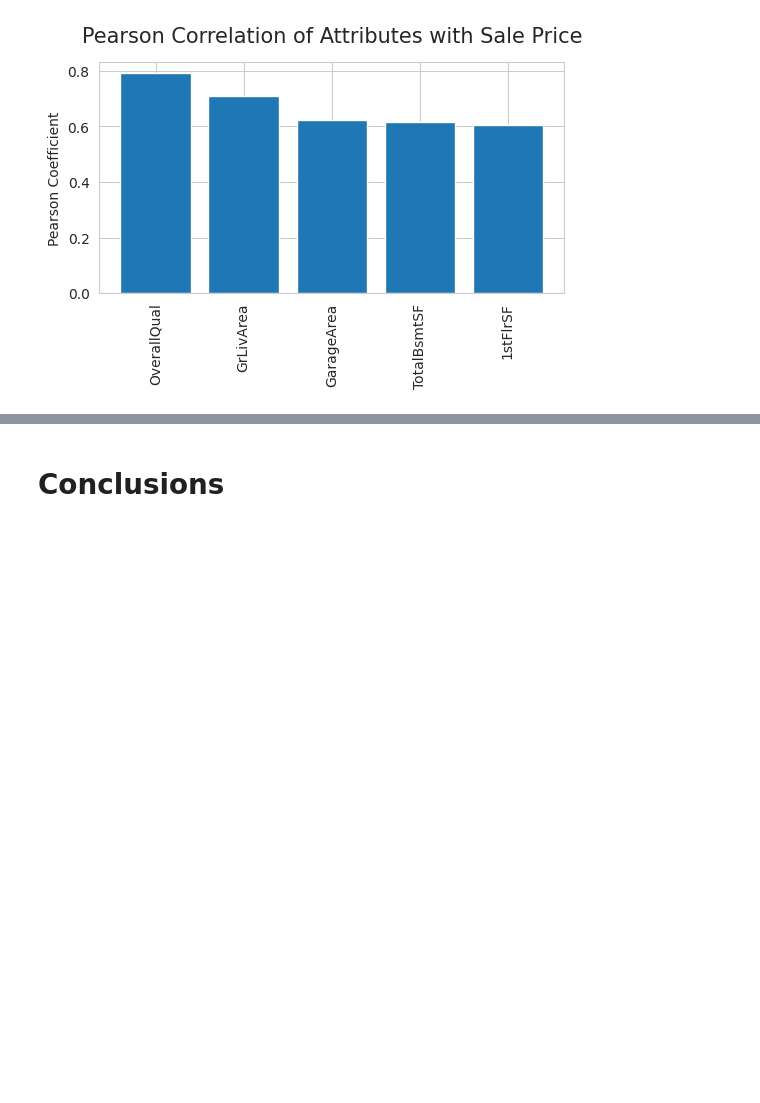
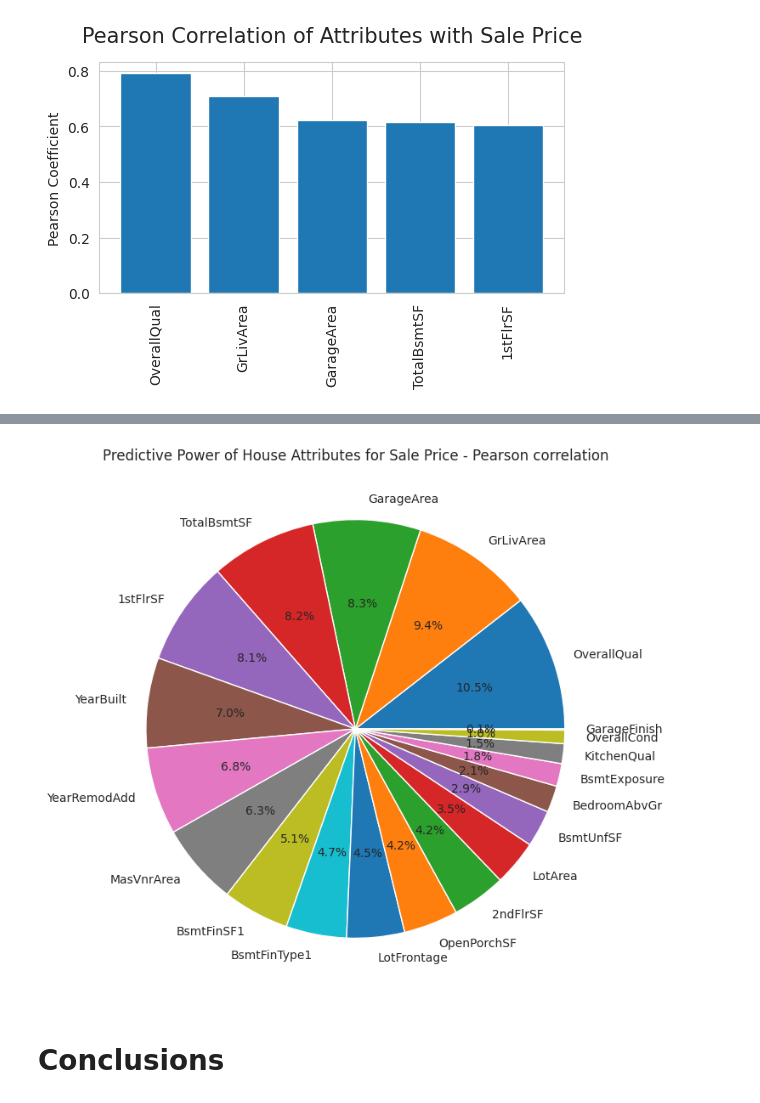
Before and after one commit to helenmurugan/heritage-housing-issues, a Jupyter notebook: jupyter_notebooks/03_Data_Visualisations_v2.ipynb, the cells around one changed output, grey strips where cells are left out. Saved outputs shown, nothing was run; the diff lists cells and outputs as text; code cells hidden in the pictures; blank space fills up the shorter version.

Commit message:
feat: Add pie chart to Data_Visualisations_v2

```diff
--- a/jupyter_notebooks/03_Data_Visualisations_v2.ipynb
+++ b/jupyter_notebooks/03_Data_Visualisations_v2.ipynb
@@ -369,3 +392,33 @@ display_pearson_corr_bar(df)
+# %%
+correlation_data = {
+    'Feature': ['OverallQual', 'GrLivArea', 'GarageArea', 'TotalBsmtSF', '1stFlrSF', 'YearBuilt',
+                'YearRemodAdd', 'MasVnrArea', 'BsmtFinSF1', 'BsmtFinType1', 'LotFrontage',
+                'OpenPorchSF', '2ndFlrSF', 'LotArea', 'BsmtUnfSF', 'BedroomAbvGr', 'BsmtExposure',
+                'KitchenQual', 'OverallCond', 'GarageFinish'],
+    'Correlation': [0.790982, 0.708624, 0.623431, 0.613581, 0.605852, 0.522897,
+                    0.507101, 0.472614, 0.386420, -0.350962, 0.334771, 0.315856,
+                    0.312479, 0.263843, 0.214479, 0.154476, 0.132027, -0.114746,
+                    -0.077856, -0.007190]
+}
+
+# Create a DataFrame from the correlation data
+df = pd.DataFrame(correlation_data)
+
+# Take the absolute value of the correlation values
+df['Correlation'] = df['Correlation'].abs()
+
+# Normalize the correlation values
+df['Normalized_Correlation'] = df['Correlation'] / df['Correlation'].sum()
+
+# Plot a pie chart
+import matplotlib.pyplot as plt
+
+plt.figure(figsize=(8, 8))
+plt.pie(df['Normalized_Correlation'], labels=df['Feature'], autopct='%1.1f%%')
+plt.title('Predictive Power of House Attributes for Sale Price - Pearson correlation')
+plt.show()
+# %% [output]
+[figure, added]
 # %% [markdown]
 # Conclusions
 # %% [markdown]
```
Also changed, not shown: parts of 2 cells of this notebook.
